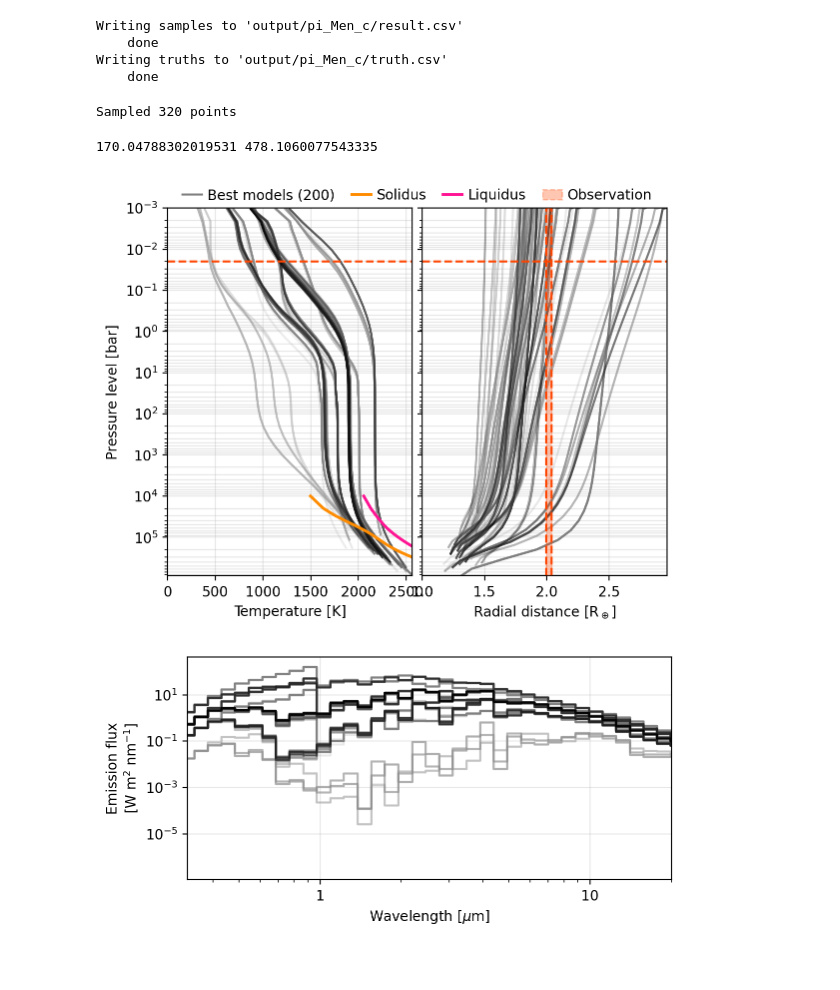
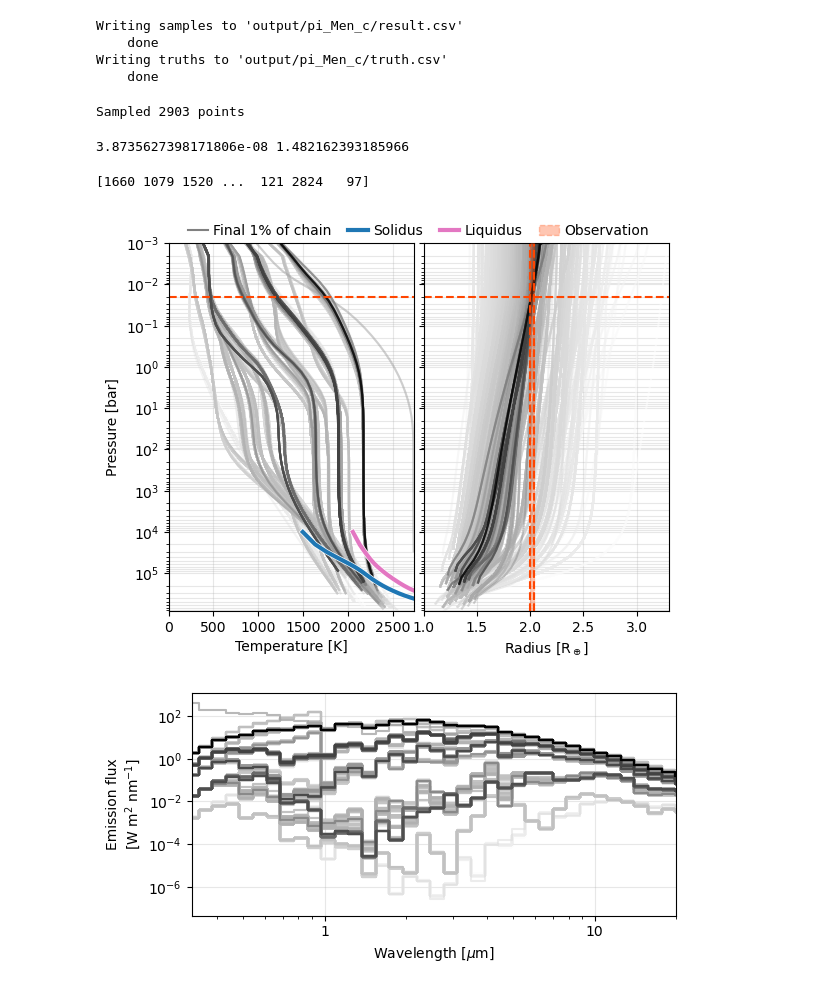
Before and after one commit to nichollsh/InferAGNI, a Jupyter notebook: notebooks/retrieve.ipynb, the cells around one changed output. Drawn from its saved outputs; the diff is of its cells as text; code cells hidden in the pictures; blank space fills up the shorter version.

```diff
--- a/notebooks/retrieve.ipynb
+++ b/notebooks/retrieve.ipynb
@@ -67,7 +67,7 @@ obs["μ_phot"] = [6.4,'<']
 # obs = ia.planets.get_obs("K2-3 b", quiet=True)
 # obs = ia.planets.get_obs("Wolf 503 b", quiet=True)
 
-# obs.pop("instellation")
+obs.pop("instellation")
 
 print("\n".join(f"{k}: {v}" for k, v in obs.items()))
 # %% [output]
@@ -88,7 +87,7 @@ Saving to output/pi_Men_c
 # %%
 # Do retrieval
 keys, samples = run_retrieval(gr, obs,
-                                n_walkers=35, n_procs=15, n_steps=1000,
-                                extra_keys=["log_vmr_H2","log_vmr_H2O","log_vmr_CO2","log_vmr_CO","log_vmr_H2S","t_surf"])
+                                n_walkers=35, n_procs=15, n_steps=2000,
+                                extra_keys=["instellation","log_vmr_H2","log_vmr_H2O","log_vmr_CO2","log_vmr_CO","log_vmr_H2S","t_surf"])
 # %% [output]
 Prepare interpolators
@@ -155,10 +151,12 @@ Writing truths to 'output/pi_Men_c/truth.csv'
 # assemble grid input array in the same order as `gr.input_keys`
 X = np.vstack([gr.data.loc[:,k] for k in gr.input_keys]).T
 
+end_frac = 0.01
+
 # number of random draws to visualise
 rng = np.random.default_rng(42)
 max_chain = len(samples)
-min_chain = int(max_chain*0.80)
+min_chain = int(max_chain*end_frac)
 draw_idx = rng.choice(range(min_chain,max_chain,1), size=max_chain-min_chain, replace=True)
 
 profs = []
@@ -181,38 +179,45 @@ for i in draw_idx:
     r = gr.profs['r'][idx,:].astype(float) / ia.util.R_earth
     e = gr.emits_fl[idx,:].astype(float)
 
-    dists.append(dist_params[idx])
+    # dist = dist_params[idx]
+    iphot = np.argmin(np.abs(p-20*1e-3))
+    dist = (r[iphot] - obs["r_phot"][0])**2
+    dists.append(dist)
     profs.append(dict(idx=idx, t=t, p=p, r=r, e=e, succ=succ))
 
 print(f"Sampled {len(profs)} points")
 
 # Colormap
 sm = mpl.cm.ScalarMappable(cmap='gray',
-                           norm=mpl.colors.Normalize(vmin=np.amin(dists),vmax=np.amax(dists)))
+                           norm=mpl.colors.LogNorm(vmin=np.amin(dists),vmax=np.amax(dists)))
 # %% [output]
-Sampled 320 points
+Sampled 2903 points
 # %%
 print(np.amin(dists), np.amax(dists))
 # %% [output]
-170.04788302019531 478.1060077543335
+3.8735627398171806e-08 1.482162393185966
 # %%
 # Plot ensemble and median T(p)
 fig, axs = plt.subplots(1,2,figsize=(5,4),sharey=True)
 axl,axr = axs
 mask = np.argsort(dists)[::-1]
-num_plot = 200
-mask = mask[-min(num_plot,len(mask)):]
+print(mask)
+
+num_plot = 99999
+num_plot = min(num_plot, len(mask))
+mask = mask[-num_plot:]
 
 # models
-axl.plot([],[],color='grey',label=f"Best models ({num_plot})")
+axl.plot([],[],color='grey',label=f"Final {end_frac*100:.0f}% of chain")
 ymin, ymax = 1,10
 tmin, tmax = 0, 200
 rmin, rmax = 1,2
 psurf_min = ymax
 for i in mask:
     pr = profs[i]
+
     col = sm.to_rgba(dists[i])
-    al = 0.4 * (np.amax(dists) - dists[i]) / (np.amax(dists)-np.amin(dists))
+    al = 0.3 #* (np.amax(dists) - dists[i]) / (np.amax(dists)-np.amin(dists))
 
     if pr['succ'] < 0.5:
         col = 'tab:green'
@@ -232,11 +237,12 @@ for i in mask:
 
 
 # melting curves
-for k,c in zip(["Solidus","Liquidus"],['darkorange','deeppink']):
+for k,c in zip(["Solidus","Liquidus"],['tab:blue','tab:pink']):
     v = meltcurves[k.lower()]
     tmp,prs = v[1], v[0]
     mmask = np.argwhere(prs>=psurf_min)
-    axl.plot(tmp[mmask], prs[mmask], label=f"{k}",color=c,lw=2.1)
+    axl.plot(tmp[mmask], prs[mmask], label=f"{k}",color=c,lw=3,
+             path_effects=[mpl.patheffects.Stroke(linewidth=4, foreground='w'), mpl.patheffects.Normal()])
 
 # observation
 pobs = 20 * 1e-3
@@ -244,36 +250,37 @@ for ax in axs:
     ax.axhline(y=pobs, color=truth_color, ls='dashed')
 
 fb_x = [obs["r_phot"][0]-obs["r_phot"][1]/2,obs["r_phot"][0]+obs["r_phot"][1]/2]
 for x in fb_x:
     axr.axvline(x=x, color=truth_color, ls='dashed')
 axr.fill_between(fb_x, ymin,ymax, color=truth_color, label='Observation', alpha=0.3,  zorder=8,linewidth=1, linestyle='dashed')
 
 # decorate
 for ax in axs:
     ax.grid(True, which='both', alpha=0.3, zorder=-2)
 
 axl.set_yscale('log')
-axl.set_ylabel('Pressure level [bar]')
+axl.set_ylabel('Pressure [bar]')
 axl.set_ylim(top=ymin, bottom=ymax)
 axl.yaxis.set_major_locator(mpl.ticker.LogLocator(base=10.0, numticks=100))
 
 axl.set_xlabel('Temperature [K]')
 axl.set_xlim(0,tmax)
 axl.xaxis.set_major_locator(mpl.ticker.MultipleLocator(500))
 
-axr.set_xlabel(r"Radial distance [R$_\oplus$]")
+axr.set_xlabel(r"Radius [R$_\oplus$]")
 axr.set_xlim(rmin, min(rmax,4))
 axr.xaxis.set_major_locator(mpl.ticker.MultipleLocator(0.5))
 
 fig.legend(loc='upper center', ncols=4, bbox_to_anchor=(0.5,1), frameon=False, handlelength=1.4, handletextpad=0.4, columnspacing=1.2)
 # axl.legend(loc='lower left' ,handlelength=1.4, handletextpad=0.8, fontsize=9)
 # fig.colorbar(sm, ax=axr, label='Distance in parameter space')
 
 fig.subplots_adjust(wspace=0.04, top=0.92,right=1,left=0,bottom=0)
 plt.show()
 fig.savefig(f"{outdir_planet}/profs.pdf", bbox_inches='tight',dpi=ia.plot.DPI)
 # %% [output]
+[1660 1079 1520 ...  121 2824   97]
-[figure, old version]
+[figure, new version]
 # %%
 # Plot emission spectra from a sample set
 fig, ax = plt.subplots(1,1,figsize=(6,3))
@@ -305,4 +312,4 @@ fig.tight_layout()
 plt.show()
 fig.savefig(f"{outdir}/{obs['_name']}/emits.pdf", bbox_inches='tight')
 # %% [output]
-[figure, old version]
+[figure, new version]
```
Also changed, not shown: parts of 5 cells of this notebook, 4 other files.
